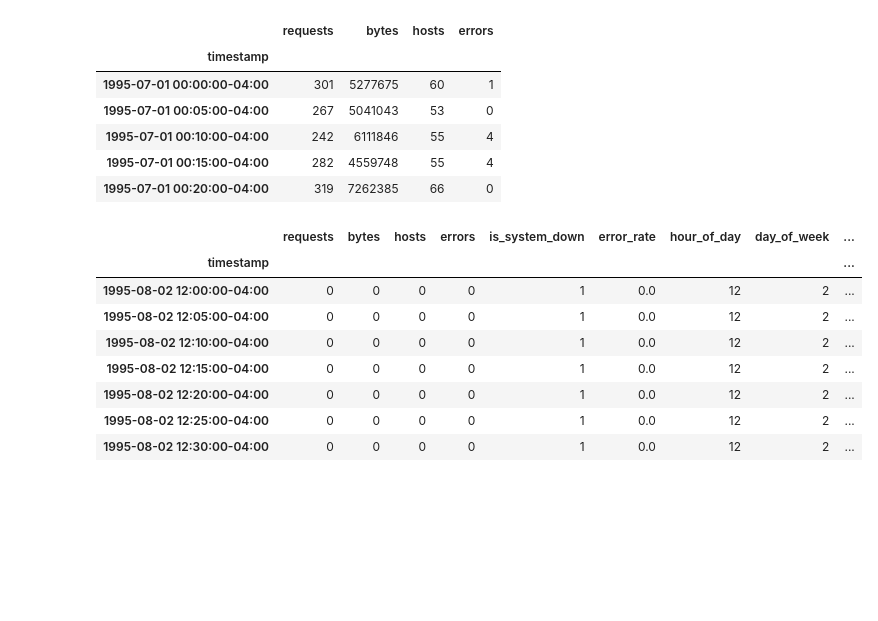
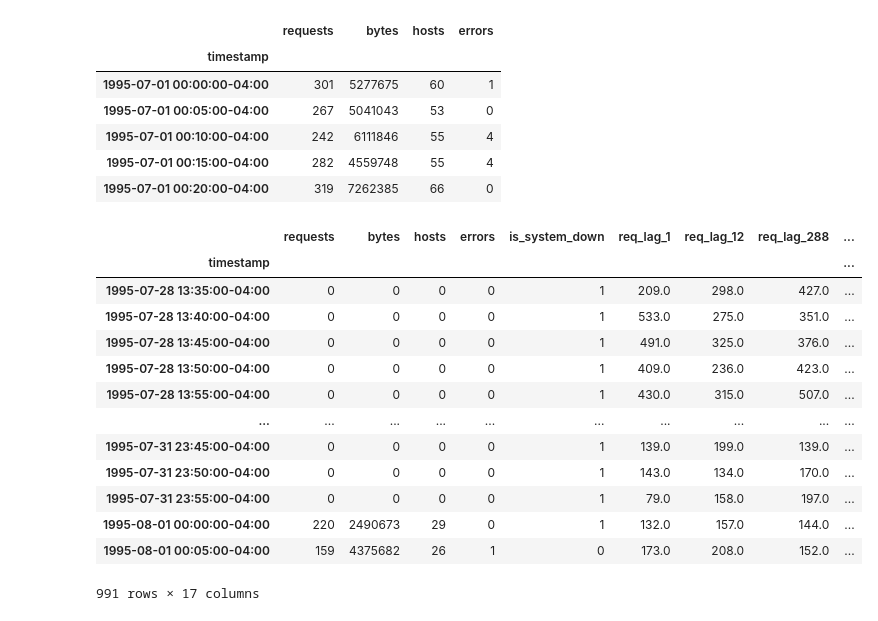
Before and after one commit to phamducuong05/Autoscaling-Analysis, a Jupyter notebook: notebooks/experimental/ducuong_process.ipynb, the cells around one changed output. Saved outputs shown, nothing was run; the diff lists cells and outputs as text; code cells hidden in the pictures; blank space fills up the shorter version.

```diff
--- a/notebooks/experimental/ducuong_process.ipynb
+++ b/notebooks/experimental/ducuong_process.ipynb
@@ -138,48 +138,83 @@ Resampled to 5-minute intervals:
 # %%
 def add_features(df_input):
     df = df_input.copy()
 
-    storm_start = '1995-08-01 14:52:00'
-    storm_end =   '1995-08-03 04:36:13'
+    outages = [
+        ('1995-08-01 14:52:02', '1995-08-03 04:36:12'),
+        ('1995-07-28 13:32:26', '1995-08-01 00:00:00')
+    ]
 
     df['is_system_down'] = 0
 
-    mask_storm = (df.index >= storm_start) & (df.index <= storm_end)
-    df.loc[mask_storm, 'is_system_down'] = 1
+    for start, end in outages:
+        mask = (df.index >= start) & (df.index <= end)
+        df.loc[mask, 'is_system_down'] = 1
+
+    df['requests_imputed'] = df['requests']
+
+    # 7 * 24 * 12
+    steps_7_days = 2016
+
+    mask_down = df['is_system_down'] == 1
+    df.loc[mask_down, 'requests_imputed'] = df['requests'].shift(steps_7_days)
+
+    df['requests_imputed'] = df['requests_imputed'].fillna(method='ffill').fillna(method='bfill')
+
+    target_for_lag = 'requests_imputed'
+
+    df['req_lag_1']   = df[target_for_lag].shift(1)
+    df['req_lag_12']  = df[target_for_lag].shift(12)
+    df['req_lag_288'] = df[target_for_lag].shift(288)
+
+    df['rolling_mean_1h'] = df[target_for_lag].rolling(window=12).mean()
+    df['rolling_std_1h']  = df[target_for_lag].rolling(window=12).std()
+
+    df['rolling_mean_24h'] = df[target_for_lag].rolling(window=288).mean()
 
     # Tính Error Rate
     df['error_rate'] = df['errors'] / df['requests']
     df['error_rate'] = df['error_rate'].fillna(0.0)
 
     # Extract Time Features (Cyclic)
-    df['hour_of_day'] = df.index.hour
+    df['hour_of_day'] = df.index.hour # không dùng với LSTM
     df['day_of_week'] = df.index.dayofweek
     df['is_weekend'] = df['day_of_week'] >= 5
+
+    df['hour_sin'] = np.sin(2 * np.pi * df['hour_of_day'] / 24)
+    df['hour_cos'] = np.cos(2 * np.pi * df['hour_of_day'] / 24)
+
+    df = df.drop(columns=['requests_imputed'])
+    df = df.fillna(0)
 
     # Type Casting
     df['requests'] = df['requests'].astype(int)
     df['bytes'] = df['bytes'].astype(int)
     df['hosts'] = df['hosts'].astype(int)
     df['hour_of_day'] = df['hour_of_day'].astype(int)
     df['day_of_week'] = df['day_of_week'].astype(int)
-    df['is_weekend'] = df['is_weekend'].astype(bool)
+    df['is_weekend'] = df['is_weekend'].astype(int)
     df['error_rate'] = df['error_rate'].astype(float)
 
 
     return df
 
 df_5m_after = add_features(df_5m)
-df_5m_after['1995-08-02 12:00':'1995-08-02 12:30']
+df_5m_after['1995-07-28 13:32:25':'1995-08-01 00:05:01']
 # %% [output]
-|  | requests | bytes | hosts | errors | is_system_down | error_rate | hour_of_day | day_of_week | ... |
+|  | requests | bytes | hosts | errors | is_system_down | req_lag_1 | req_lag_12 | req_lag_288 | ... |
 | timestamp |  |  |  |  |  |  |  |  | ... |
-| 1995-08-02 12:00:00-04:00 | 0 | 0 | 0 | 0 | 1 | 0.0 | 12 | 2 | ... |
-| 1995-08-02 12:05:00-04:00 | 0 | 0 | 0 | 0 | 1 | 0.0 | 12 | 2 | ... |
-| 1995-08-02 12:10:00-04:00 | 0 | 0 | 0 | 0 | 1 | 0.0 | 12 | 2 | ... |
-| 1995-08-02 12:15:00-04:00 | 0 | 0 | 0 | 0 | 1 | 0.0 | 12 | 2 | ... |
-| 1995-08-02 12:20:00-04:00 | 0 | 0 | 0 | 0 | 1 | 0.0 | 12 | 2 | ... |
-| 1995-08-02 12:25:00-04:00 | 0 | 0 | 0 | 0 | 1 | 0.0 | 12 | 2 | ... |
-| 1995-08-02 12:30:00-04:00 | 0 | 0 | 0 | 0 | 1 | 0.0 | 12 | 2 | ... |
+| 1995-07-28 13:35:00-04:00 | 0 | 0 | 0 | 0 | 1 | 209.0 | 298.0 | 427.0 | ... |
+| 1995-07-28 13:40:00-04:00 | 0 | 0 | 0 | 0 | 1 | 533.0 | 275.0 | 351.0 | ... |
+| 1995-07-28 13:45:00-04:00 | 0 | 0 | 0 | 0 | 1 | 491.0 | 325.0 | 376.0 | ... |
+| 1995-07-28 13:50:00-04:00 | 0 | 0 | 0 | 0 | 1 | 409.0 | 236.0 | 423.0 | ... |
+| 1995-07-28 13:55:00-04:00 | 0 | 0 | 0 | 0 | 1 | 430.0 | 315.0 | 507.0 | ... |
+| ... | ... | ... | ... | ... | ... | ... | ... | ... | ... |
+| 1995-07-31 23:45:00-04:00 | 0 | 0 | 0 | 0 | 1 | 139.0 | 199.0 | 139.0 | ... |
+| 1995-07-31 23:50:00-04:00 | 0 | 0 | 0 | 0 | 1 | 143.0 | 134.0 | 170.0 | ... |
+| 1995-07-31 23:55:00-04:00 | 0 | 0 | 0 | 0 | 1 | 79.0 | 158.0 | 197.0 | ... |
+| 1995-08-01 00:00:00-04:00 | 220 | 2490673 | 29 | 0 | 1 | 132.0 | 157.0 | 144.0 | ... |
+| 1995-08-01 00:05:00-04:00 | 159 | 4375682 | 26 | 1 | 0 | 173.0 | 208.0 | 152.0 | ... |
+991 rows × 17 columns
 # %%
 df_5m_after.tail()
 # %% [output]
```
Also changed, not shown: parts of 6 cells of this notebook.
